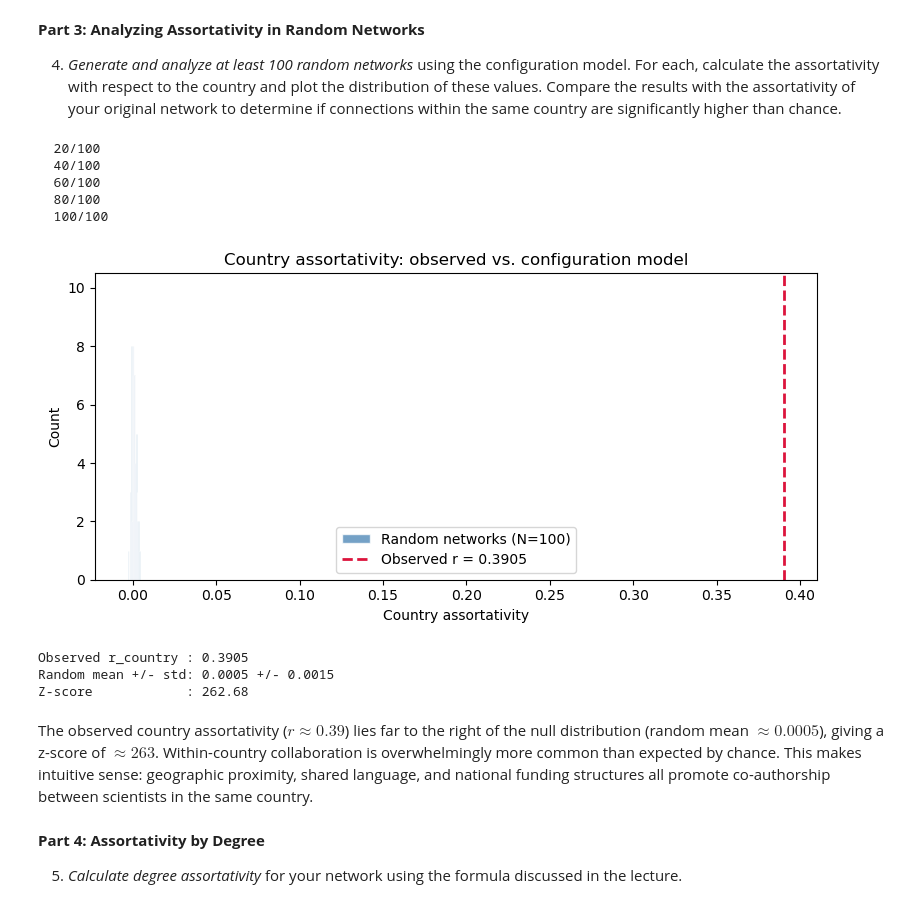
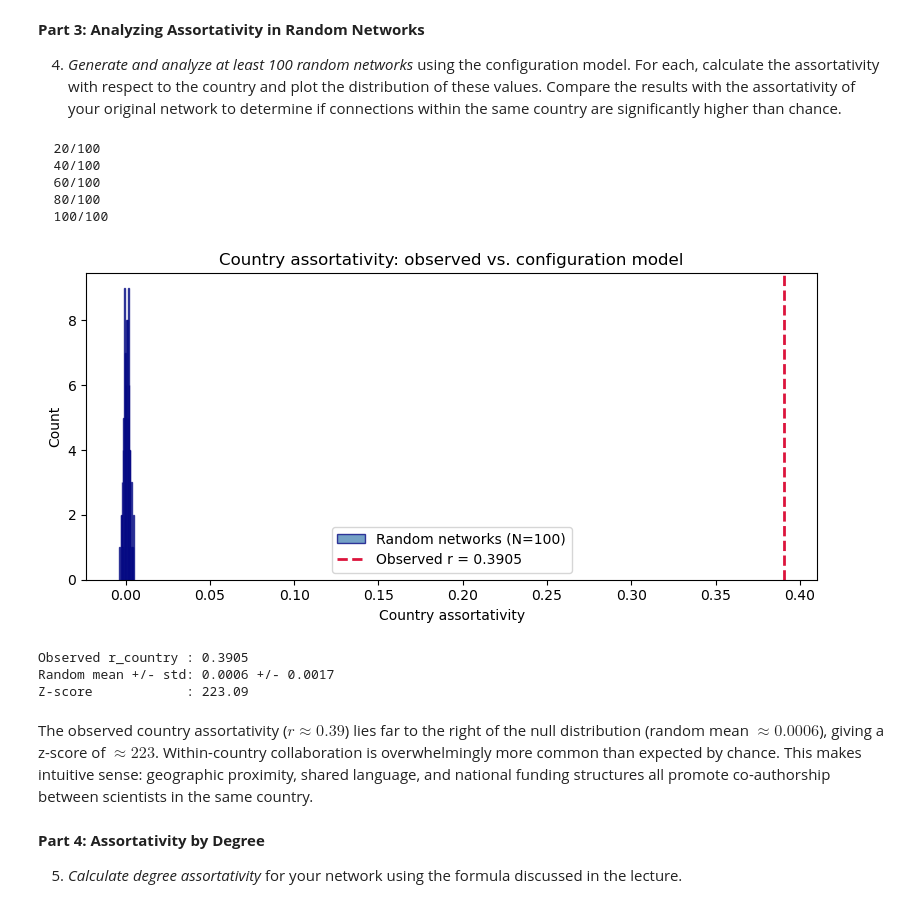
Before and after one commit to WilliamKA02/CSS_Assignments, a Jupyter notebook: Assignment2.ipynb, the cells around one changed output. Saved outputs shown, nothing was run; the diff lists cells and outputs as text; code cells hidden in the pictures.

```diff
--- a/Assignment2.ipynb
+++ b/Assignment2.ipynb
@@ -138,38 +145,37 @@ Edges preserved: 60387 -> 60387
 # %%
 N_RAND = 100
 r_rand_country = []
 
 for i in range(N_RAND):
     H = double_edge_swap(G)
     r_rand_country.append(categorical_assortativity(H, 'country'))
     if (i+1) % 20 == 0: print(f'  {i+1}/{N_RAND}')
 
 r_rand_country = np.array(r_rand_country)
 z_country = (r_country - r_rand_country.mean()) / r_rand_country.std()
 
 fig, ax = plt.subplots(figsize=(8, 4))
-ax.hist(r_rand_country, bins=25, color='steelblue', alpha=0.75, edgecolor='white',
-        label=f'Random networks (N={N_RAND})')
+ax.hist(r_rand_country, bins=25, color='steelblue', alpha=0.75, edgecolor='navy', label=f'Random networks (N={N_RAND})')
 ax.axvline(r_country, color='crimson', lw=2, ls='--', label=f'Observed r = {r_country:.4f}')
 ax.set_xlabel('Country assortativity'); ax.set_ylabel('Count')
 ax.set_title('Country assortativity: observed vs. configuration model')
 ax.legend(); plt.tight_layout(); plt.show()
 
 print(f'Observed r_country : {r_country:.4f}')
 print(f'Random mean +/- std: {r_rand_country.mean():.4f} +/- {r_rand_country.std():.4f}')
 print(f'Z-score            : {z_country:.2f}')
 # %% [output]
   20/100
   40/100
   60/100
   80/100
   100/100
-[figure, old version]
+[figure, new version]
 Observed r_country : 0.3905
-Random mean +/- std: 0.0005 +/- 0.0015
-Z-score            : 262.68
+Random mean +/- std: 0.0006 +/- 0.0017
+Z-score            : 223.09
 # %% [markdown]
-The observed country assortativity ($r \approx 0.39$) lies far to the right of the null distribution (random mean $\approx 0.0005$), giving a z-score of $\approx 263$. Within-country collaboration is overwhelmingly more common than expected by chance. This makes intuitive sense: geographic proximity, shared language, and national funding structures all promote co-authorship between scientists in the same country.
+The observed country assortativity ($r \approx 0.39$) lies far to the right of the null distribution (random mean $\approx 0.0006$), giving a z-score of $\approx 223$. Within-country collaboration is overwhelmingly more common than expected by chance. This makes intuitive sense: geographic proximity, shared language, and national funding structures all promote co-authorship between scientists in the same country.
 # %% [markdown]
  __Part 4: Assortativity by Degree__
 
```
Also changed, not shown: parts of 2 cells of this notebook.
